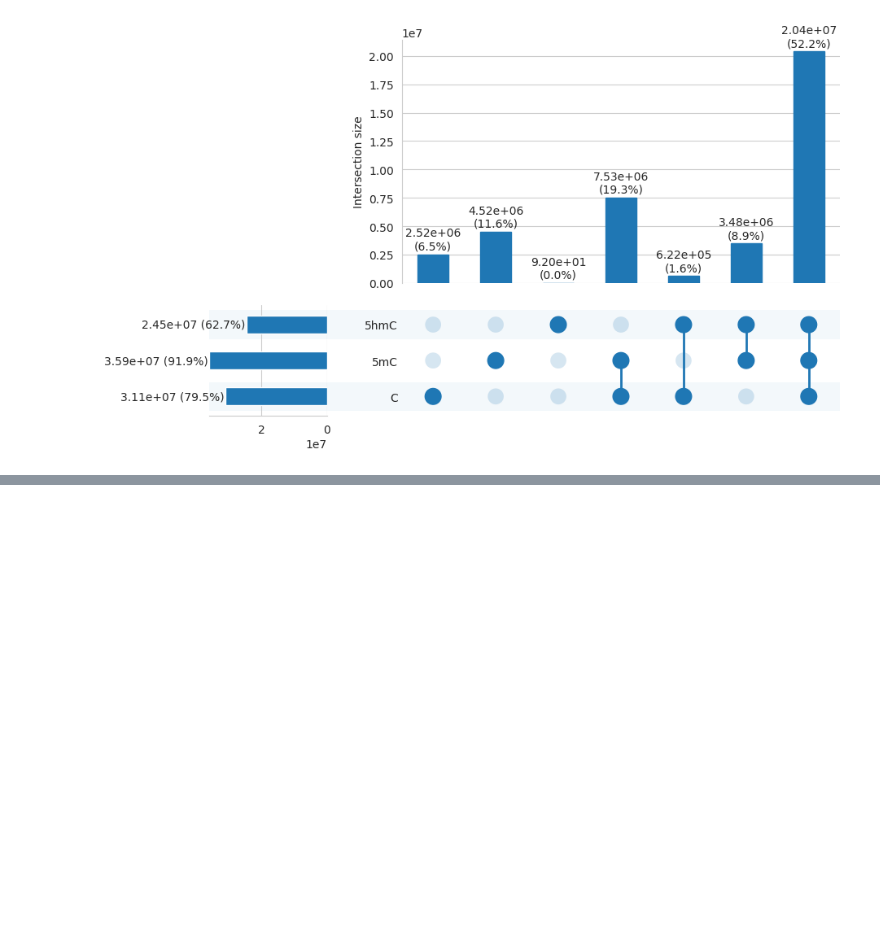
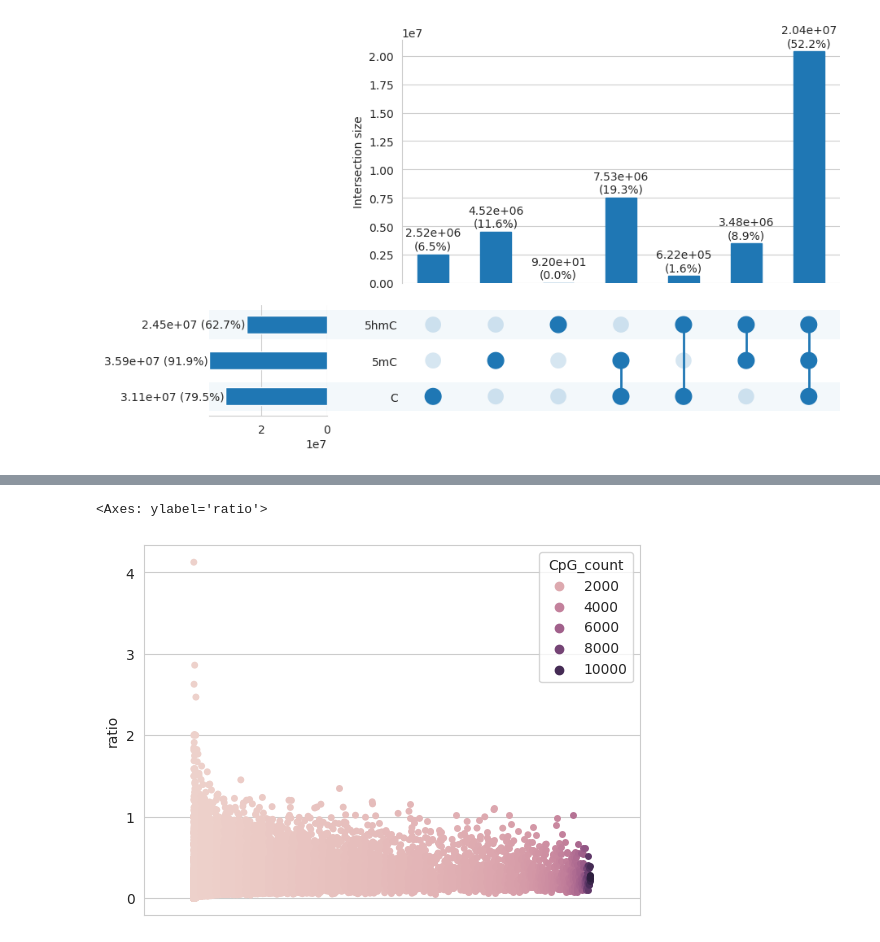
Before and after one commit to DominicOH/Analysis-of-nanopore-epigenetic-sequencing, a Jupyter notebook: CpG_turnover_fig5.ipynb, the cells around one changed output, grey strips where cells are left out. Drawn from its saved outputs; the diff is of its cells as text; code cells hidden in the pictures; blank space fills up the shorter version.

```diff
--- a/CpG_turnover_fig5.ipynb
+++ b/CpG_turnover_fig5.ipynb
@@ -155,5 +154,8 @@ KeyboardInterrupt:
 # %%
-sns.stripplot(genes_df, y="ratio", hue="CpG_count", legend="brief")
+sns.stripplot(genes_df, y="ratio", hue="CpG_count", dodge=True)
+# %% [output]
+<Axes: ylabel='ratio'>
+[figure, added]
 # %%
 import matplotlib_venn as plv
 import matplotlib.pyplot as plt
```
Also changed, not shown: parts of 3 cells of this notebook, 1 other file.
